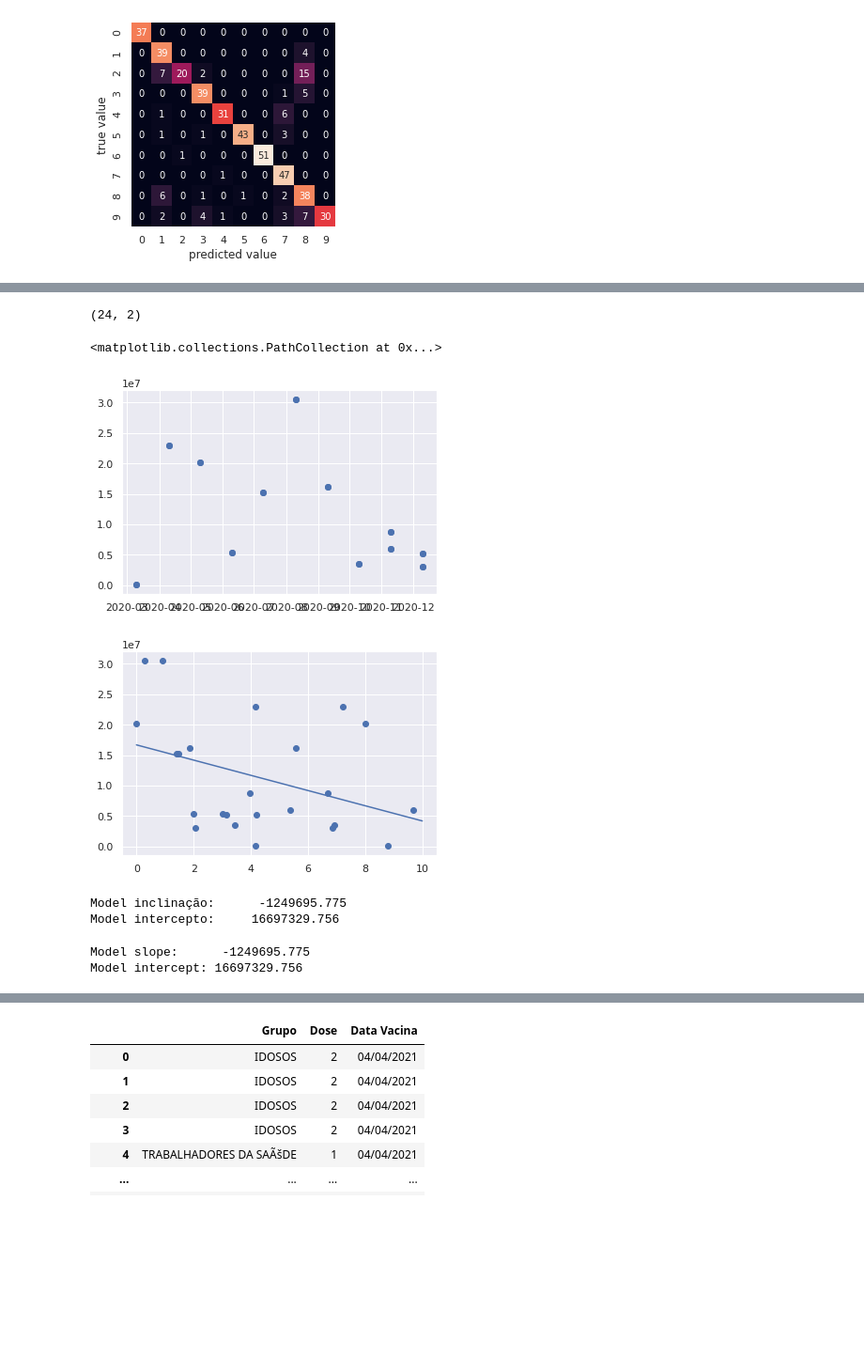
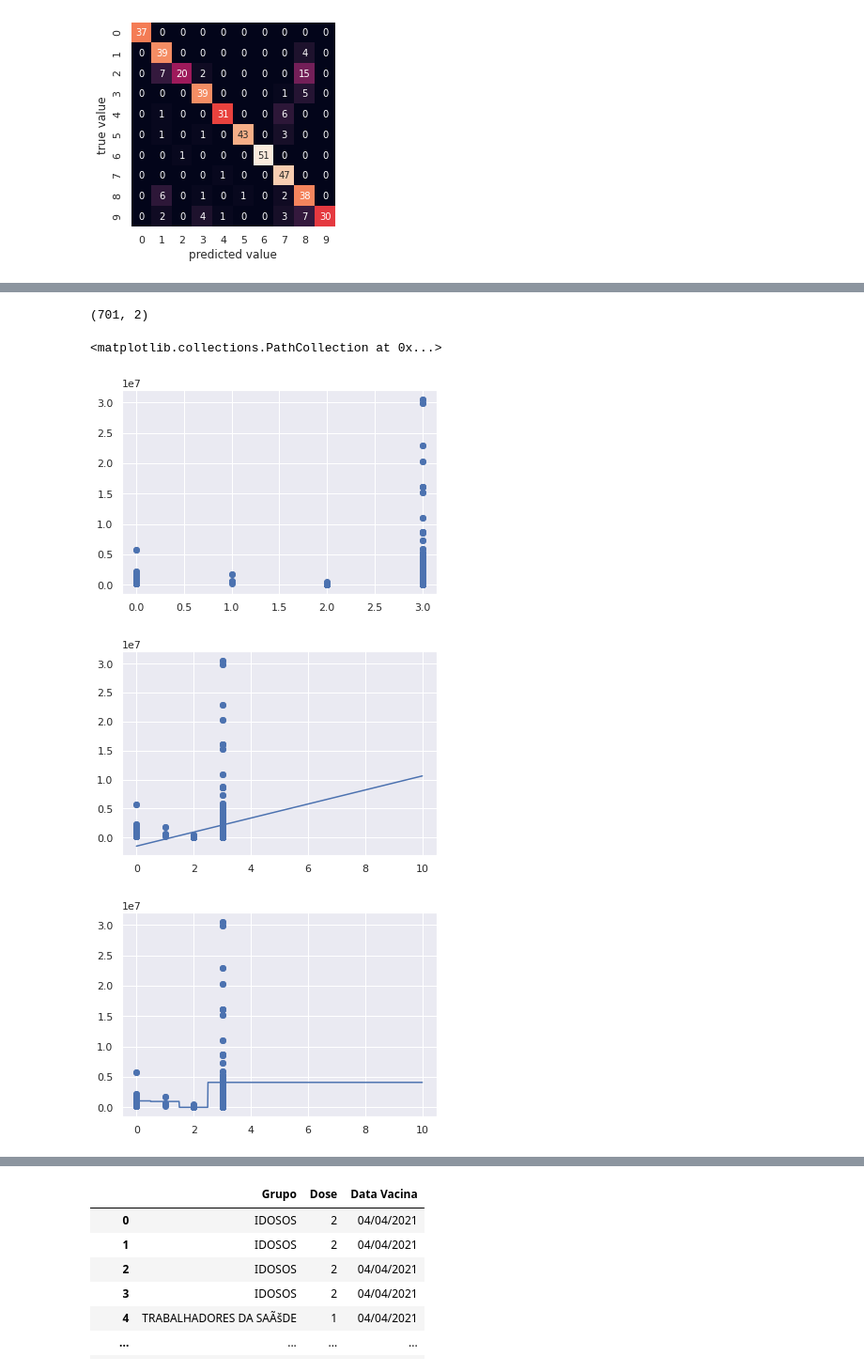
Before and after one commit to marcosw1998/Data-Science, a Jupyter notebook: Project_ee2/predict_covid_spends.ipynb, the cells around one changed output, grey strips where cells are left out. Shown: that part at 94% size. Drawn from its saved outputs; the diff is of its cells as text; code cells hidden in the pictures; blank space fills up the shorter version.

Commit message:
Added -> Regression Models AND Shap analysis

```diff
--- a/Project_ee2/predict_covid_spends.ipynb
+++ b/Project_ee2/predict_covid_spends.ipynb
@@ -258,4 +252,0 @@ Obs.: Apenas necessário para o caso de análise de séries temporais.
-# %%
-month = invest_covidPe['month'].map(lambda words: float(words.replace('jan/20','') + words[-3:]))
-invest_covidPe['data_hora'] = invest_covidPe['data_hora'].astype('string')
-invest_covidPe.info(verbose=True)
@@ -275,26 +252,0 @@ memory usage: 7.0+ KB
-# %%
-meses = {'mar/20' : '2020-03-10', \
-         'abr/20' : '2020-04-10', \
-         'mai/20' : '2020-05-10', \
-         'jun/20' : '2020-06-10', \
-         'jul/20' : '2020-07-10', \
-         'ago/20' : '2020-08-10', \
-         'set/20' : '2020-09-10', \
-         'out/20' : '2020-10-10', \
-         'nov/20' : '2020-11-10', \
-         'dez/20' : '2020-12-10', \
-         '03/2020' : '2020-03-10', \
-         '04/2020' : '2020-04-10', \
-         '05/2020' : '2020-05-10', \
-         '06/2020' : '2020-06-10', \
-         '07/2020' : '2020-07-10', \
-         '08/2020' : '2020-08-10', \
-         '09/2020' : '2020-09-10', \
-         '10/2020' : '2020-10-10', \
-         '11/2020' : '2020-11-10', \
-         '12/2020' : '2020-12-10'
-         }
-
-invest_covidPe['data_hora'] = invest_covidPe['data_hora'].apply(lambda dates: dates.replace(dates, meses[dates]))
-
-invest_covidPe['data_hora'].unique()
@@ -305,6 +252,0 @@ array(['2020-03-10', '2020-04-10', '2020-05-10', '2020-06-10',
-# %%
-# convert the 'Date' column to datetime format
-invest_covidPe['data_hora'] = pd.to_datetime(invest_covidPe['data_hora'])
-
-# Check the format of 'Date' column
-invest_covidPe.info()
@@ -815,36 +751,33 @@ RecifeInvest = invest_covidPe[(invest_covidPe['municipio']=='8')]
 # %%
-RegressionTest = RecifeInvest[['data_hora','gastos']]
+RegressionTest = invest_covidPe[['Função','gastos']]
 # %%
 RegressionTest.shape
 # %% [output]
-(24, 2)
+(701, 2)
 # %%
-plt.scatter(RegressionTest['data_hora'], RegressionTest['gastos'])
+plt.scatter(RegressionTest['Função'], RegressionTest['gastos'])
 # %% [output]
 <matplotlib.collections.PathCollection at 0x...>
-[figure, old version]
+[figure, new version]
 # %%
 from sklearn.linear_model import LinearRegression
 model = LinearRegression(fit_intercept=True)
 
-rng = np.random.RandomState(1)
-x = 10 * rng.rand(24)
+#rng = np.random.RandomState(1)
+#x = 10 * rng.rand(24)
 
-#x = RegressionTest['gastos']
+x = RegressionTest['Função']
 y = RegressionTest['gastos']
 
 model.fit(x[:, np.newaxis], y)
 
 xfit = np.linspace(0, 10, 1000)
 yfit = model.predict(xfit[:, np.newaxis])
 
 plt.scatter(x, y)
 plt.plot(xfit, yfit);
 # %% [output]
-[figure, old version]
+[figure, new version]
 # %%
 print("Model inclinação:      {:.3f}".format(model.coef_[0]))
 print("Model intercepto:     {:.3f}".format(model.intercept_))
-# %% [output]
-Model inclinação:      -1249695.775
-Model intercepto:     16697329.756
@@ -858,6 +783,0 @@ results = models.fit()
-# %%
-print("Model slope:      {:.3f}".format(results.params[1]))
-print("Model intercept: {:.3f}".format(results.params[0]))
-# %% [output]
-Model slope:      -1249695.775
-Model intercept: 16697329.756
@@ -884,0 +784,17 @@ warnings.simplefilter(action='ignore', category=FutureWarning)
+# %%
+# Regressão por Floresta aleatória
+from sklearn.ensemble import RandomForestRegressor
+
+x = RegressionTest['Função']
+y = RegressionTest['gastos']
+
+regr = RandomForestRegressor(max_depth=2, random_state=0)
+regr.fit(x[:, np.newaxis], y)
+
+xfit = np.linspace(0, 10, 1000)
+yfit = regr.predict(xfit[:, np.newaxis])
+
+plt.scatter(x, y)
+plt.plot(xfit, yfit);
+# %% [output]
+[figure, added]
```
Also changed, not shown: parts of 23 cells of this notebook.
